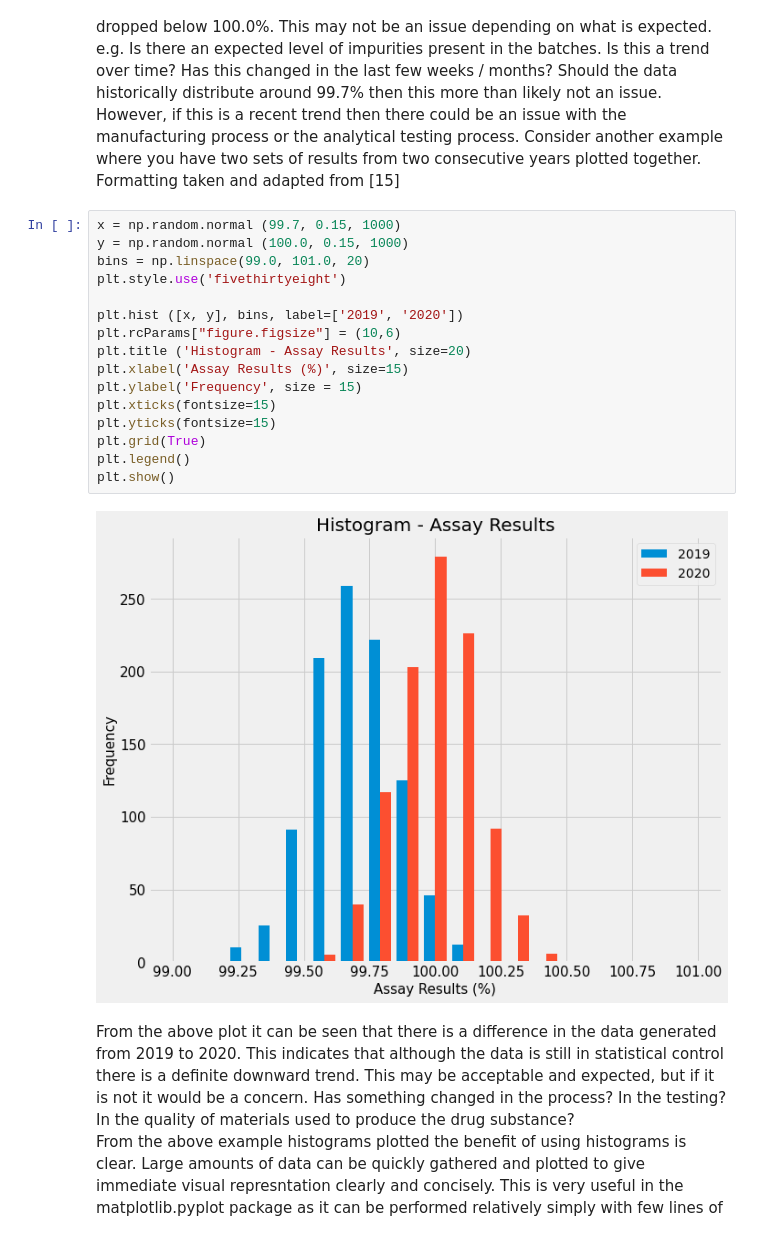
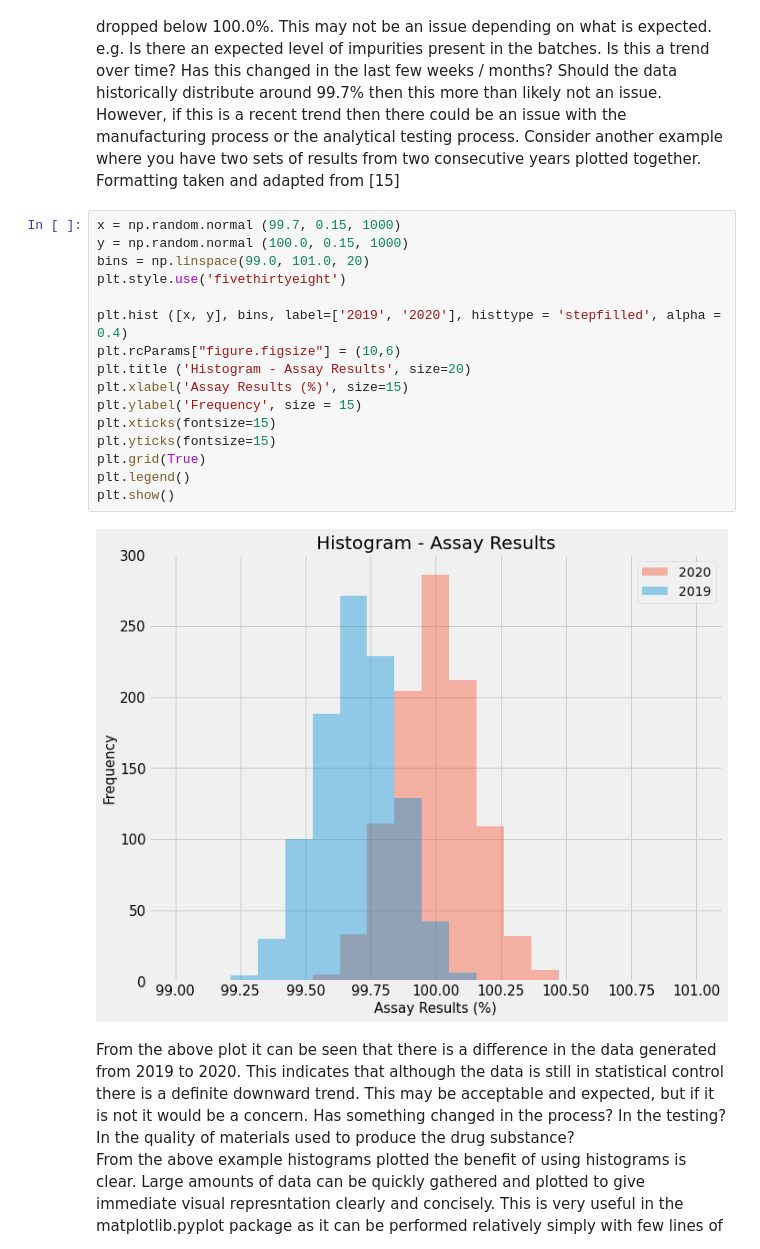
Before and after one commit to G00398275/FODA2021, a Jupyter notebook: pyplot.ipynb, the cells around one changed output. Cells and saved outputs as stored; diff of their text form.

Commit message:
Amended typos and added more images to improve overall appearance

```diff
--- a/pyplot.ipynb
+++ b/pyplot.ipynb
@@ -218,21 +222,21 @@ Should the above histogram be noted on plotting the data for assay of pharmaceut
 # %%
 x = np.random.normal (99.7, 0.15, 1000)
 y = np.random.normal (100.0, 0.15, 1000)
 bins = np.linspace(99.0, 101.0, 20)
 plt.style.use('fivethirtyeight')
 
-plt.hist ([x, y], bins, label=['2019', '2020'])
+plt.hist ([x, y], bins, label=['2019', '2020'], histtype = 'stepfilled', alpha = 0.4)
 plt.rcParams["figure.figsize"] = (10,6)
 plt.title ('Histogram - Assay Results', size=20)
 plt.xlabel('Assay Results (%)', size=15)
 plt.ylabel('Frequency', size = 15)
 plt.xticks(fontsize=15)
 plt.yticks(fontsize=15)
 plt.grid(True)
 plt.legend()
 plt.show()
 # %% [output]
-[figure, old version]
+[figure, new version]
 # %% [markdown]
 From the above plot it can be seen that there is a difference in the data generated from 2019 to 2020. This indicates that although the data is still in statistical control there is a definite downward trend. This may be acceptable and expected, but if it is not it would be a concern. Has something changed in the process? In the testing? In the quality of materials used to produce the drug substance?
 From the above example histograms plotted the benefit of using histograms is clear. Large amounts of data can be quickly gathered and plotted to give immediate visual represntation clearly and concisely. This is very useful in the matplotlib.pyplot package as it can be performed relatively simply with few lines of code. In real world examples the data would be loaded from csv or json files, for example, into python and assessed as opposed to generating random data using NumPy. Having the ability to generated clear and visually appealing plots quickly is hugely beneficial in a variety of industries.
```
Also changed, not shown: parts of 15 cells of this notebook, 6 other files.
